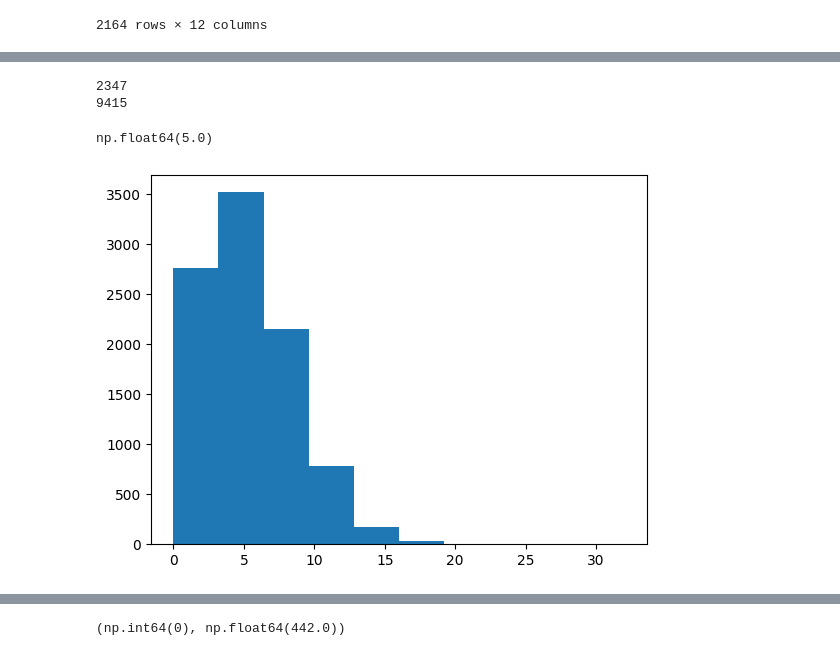
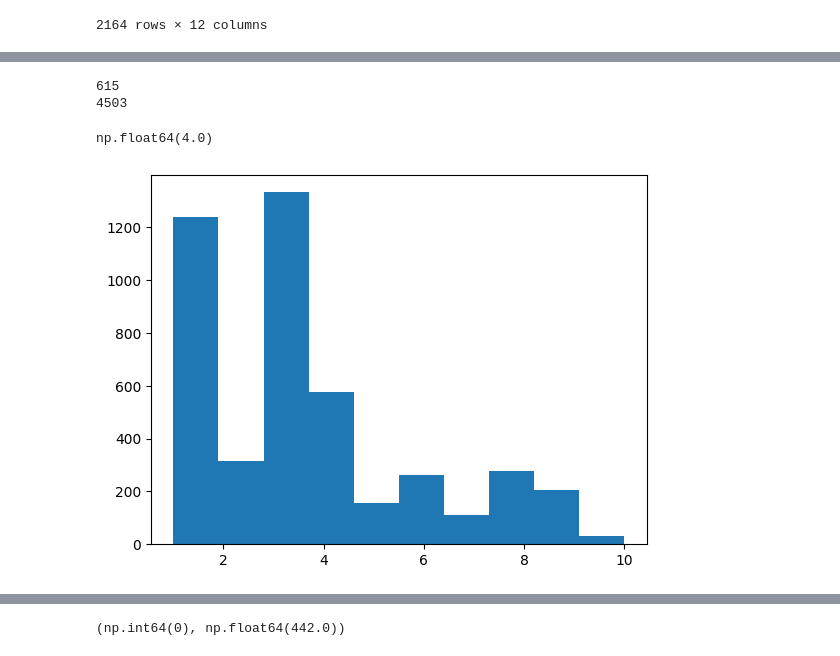
Before and after one commit to Romain-Forte/respiratory_diagnostics, a Jupyter notebook: analyse_data/efraim_analyse.ipynb, the cells around one changed output, grey strips where cells are left out. Saved outputs shown, nothing was run; the diff lists cells and outputs as text; code cells hidden in the pictures.

```diff
--- a/analyse_data/efraim_analyse.ipynb
+++ b/analyse_data/efraim_analyse.ipynb
@@ -4,9 +4,13 @@ import os
 sys.path.append(os.path.abspath(".."))
 # %%
 import pandas as pd
+import numpy as np
 import matplotlib.pyplot as plt
-
-from utils.feature_loader import load_feature_lists
+from utils.stats_dataset import analyser_variables_binaires
+from utils.feature_transformer import transform_features, _convert_all_columns_to_numeric
+from utils.data_quality import nettoyer_nan_par_colonne
+from utils.data_quality import analyser_nan,nettoyer_lignes_vides,nettoyer_colonnes
+from utils.feature_loader import load_feature_lists, load_diagnostic_feature_map
 import sys
 # loads the col
 FEATURE_CONFIG_PATH = "../utils/feature_columns.json"
@@ -18,28 +22,38 @@ features_death = feature_lists["death"]
 # Charger le fichier Excel
 df = pd.read_excel(r"C:\Users\romai\Desktop\travail\EFRAIM3 JD VANCE.xlsx")
 
-# séparer colonnes explicatives et etiology
+# Malade que d'hemato
+df["Hem_mal"] = pd.to_numeric(df["Hem_mal"], errors="coerce").fillna(0)
+df = df[df["Hem_mal"] != 0]
+# separer colonnes explicatives et etiology
 df = df[df['Etiology_Undetermined cause_Definitive diagnosis'] != 1]
 features_etiology.remove('Etiology_Undetermined cause_Definitive diagnosis')
-Liste_features = Liste_features_simple + features_radiology_dysfunction
+
+diagnostic_feature_map = load_diagnostic_feature_map(
+    FEATURE_CONFIG_PATH,
+    available_columns=df.columns,
+    diagnoses = ["Bacterial infection","default"]
+)
+all_feature_columns = []
+for columns_list in diagnostic_feature_map.values():
+    for feature_name in columns_list:
+        if feature_name not in all_feature_columns:
+            all_feature_columns.append(feature_name)
+Liste_features = all_feature_columns
 df_col_utils = df[Liste_features]
 df_category = df[features_etiology]
 df_death = df[features_death]
+DIAGNOSTIC_FEATURES = diagnostic_feature_map
 L_fill_mediane = ["Age"	,"Time H-ICU"	,"TIME SYMPTOMES-ICU","SOFA_score","Neutrophils","Temp","Sp02","PaO2/FiO2 VALUE VALUE","Resp_rate","Leukocytes","Quad_no"]
 strategie_fill_nan = {
     col: "median" if col in L_fill_mediane else "zero"
     for col in Liste_features
 }
-sys.modules.pop('utils.feature_transformer', None)
-sys.modules.pop('utils.data_quality', None)
-sys.modules.pop('utils.stats_dataset', None)
-sys.modules.pop('utils.algo_prediction', None)
-from utils.stats_dataset import analyser_variables_binaires
-from utils.feature_transformer import transform_features, _convert_all_columns_to_numeric
-from utils.data_quality import nettoyer_nan_par_colonne
+strategie_fill_nan["DG1"] = "str"
+strategie_fill_nan["DG2"] = "str"
+strategie_fill_nan["Sys_dis_spec"] = "str"
 df_col_utils = nettoyer_nan_par_colonne(df_col_utils,strategie_fill_nan)
 df_features_clean = transform_features(df_col_utils)
-from utils.data_quality import analyser_nan,nettoyer_lignes_vides,nettoyer_colonnes
 # resultats = analyser_nan(df_col_utils, top_n=3)
 # resultats_y = analyser_nan(df_category, top_n=8)
 df_category = nettoyer_colonnes(df_category)
@@ -105,11 +136,11 @@ df_category[df_category.isna().all(axis=1)]
 # %%
-plt.hist(df_col_utils['Charlson_index'])
+plt.hist(df['Hem_mal'])
 import numpy as np
 print(len(df_col_utils[df_col_utils['Charlson_index']>7]))
 print(len(df_col_utils))
 np.median(df_col_utils['Charlson_index'])
 # %% [output]
-2347
-9415
+615
+4503
-np.float64(5.0)
+np.float64(4.0)
-[figure, old version]
+[figure, new version]
```
Also changed, not shown: parts of 9 cells of this notebook, 11 other files.
